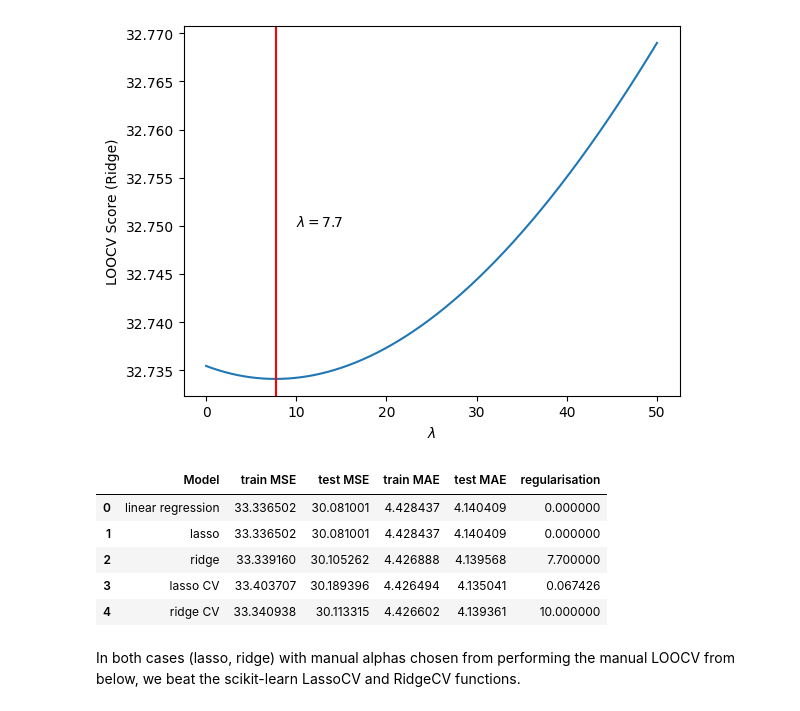
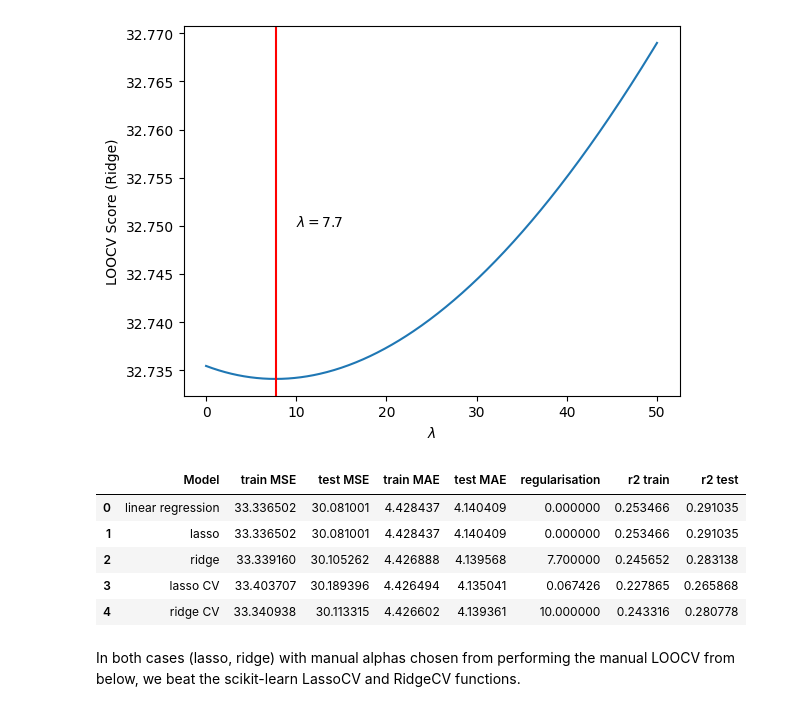
Before and after one commit to abaj8494/10khrs-ai-ml-dl, a Jupyter notebook: problems/1-supervised-learning/regression/life-expectancy/new-life-expectancy.ipynb, the cells around one changed output. Saved outputs shown, nothing was run; the diff lists cells and outputs as text; code cells hidden in the pictures.

Commit message:
add life expectancy regression

```diff
--- a/problems/1-supervised-learning/regression/life-expectancy/new-life-expectancy.ipynb
+++ b/problems/1-supervised-learning/regression/life-expectancy/new-life-expectancy.ipynb
@@ -145,6 +145,7 @@ plt.show()
 [figure]
 # %%
 rs = np.random.RandomState(123)
+from sklearn.metrics import r2_score
 
 from sklearn.model_selection import train_test_split
 from sklearn.metrics import mean_squared_error, mean_absolute_error
@@ -184,61 +185,72 @@ loss_data = [
      mean_squared_error(y_test, ypred_test_linearReg),
      mean_absolute_error(y_train, ypred_train_linearReg),
      mean_absolute_error(y_test, ypred_test_linearReg),
-     0
+     0,
+     r2_score(ypred_train_linearReg, y_train),
+     r2_score(ypred_test_linearReg, y_test),
     ],
     ['lasso',
      mean_squared_error(y_train, ypred_train_lasso),
      mean_squared_error(y_test, ypred_test_lasso),
      mean_absolute_error(y_train, ypred_train_lasso),
      mean_absolute_error(y_test, ypred_test_lasso),
-     m_lasso.alpha
+     m_lasso.alpha,
+     r2_score(ypred_train_lasso, y_train),
+     r2_score(ypred_test_lasso, y_test),
     ],
     ['ridge',
      mean_squared_error(y_train, ypred_train_ridge),
      mean_squared_error(y_test, ypred_test_ridge),
      mean_absolute_error(y_train, ypred_train_ridge),
      mean_absolute_error(y_test, ypred_test_ridge),
-     m_ridge.alpha
+     m_ridge.alpha,
+     r2_score(ypred_train_ridge, y_train),
+     r2_score(ypred_test_ridge, y_test),
     ]
 ]
 
 # create a pandas dataframe and feed it the array and naming the columns
 loss_df = pd.DataFrame(loss_data,
-                       columns=['Model', 'train MSE', 'test MSE', 'train MAE', 'test MAE', 'regularisation'])
+                       columns=['Model', 'train MSE', 'test MSE', 'train MAE', 'test MAE', 'regularisation', 'r2 train', 'r2 test'])
 
 
 m_lassoCV = LassoCV(alphas=np.logspace(-10, 10, 1000)).fit(X_train, y_train)
 ypred_train_lassoCV = m_lassoCV.predict(X_train)
 ypred_test_lassoCV = m_lassoCV.predict(X_test)
 
 # add row to loss_df
 lassoCV_row = {'Model': 'lasso CV',
                'train MSE': mean_squared_error(y_train, ypred_train_lassoCV),
                'test MSE': mean_squared_error(y_test, ypred_test_lassoCV),
                'train MAE': mean_absolute_error(y_train, ypred_train_lassoCV),
                'test MAE' :mean_absolute_error(y_test, ypred_test_lassoCV),
-               'regularisation': m_lassoCV.alpha_}
+               'regularisation': m_lassoCV.alpha_,
+               'r2 train': r2_score(ypred_train_lassoCV, y_train),
+               'r2 test': r2_score(ypred_test_lassoCV, y_test),
+              }
 
 m_ridgeCV = RidgeCV(cv=None,alphas=np.logspace(-20, 20, 1001)).fit(X_train, y_train)
 ypred_train_ridgeCV = m_ridgeCV.predict(X_train)
 ypred_test_ridgeCV = m_ridgeCV.predict(X_test)
 
 # add row to loss_df
 ridgeCV_row = {'Model': 'ridge CV',
                'train MSE': mean_squared_error(y_train, ypred_train_ridgeCV),
                'test MSE': mean_squared_error(y_test, ypred_test_ridgeCV),
                'train MAE': mean_absolute_error(y_train, ypred_train_ridgeCV),
                'test MAE' :mean_absolute_error(y_test, ypred_test_ridgeCV),
-               'regularisation': m_ridgeCV.alpha_}
+               'regularisation': m_ridgeCV.alpha_,
+               'r2 train': r2_score(ypred_train_ridgeCV, y_train),
+               'r2 test': r2_score(ypred_test_ridgeCV, y_test),}
 
 pd.concat([loss_df, pd.DataFrame([lassoCV_row]), pd.DataFrame([ridgeCV_row])], ignore_index=True)
 # %% [output]
-|  | Model | train MSE | test MSE | train MAE | test MAE | regularisation |
-| 0 | linear regression | 33.336502 | 30.081001 | 4.428437 | 4.140409 | 0.000000 |
-| 1 | lasso | 33.336502 | 30.081001 | 4.428437 | 4.140409 | 0.000000 |
-| 2 | ridge | 33.339160 | 30.105262 | 4.426888 | 4.139568 | 7.700000 |
-| 3 | lasso CV | 33.403707 | 30.189396 | 4.426494 | 4.135041 | 0.067426 |
-| 4 | ridge CV | 33.340938 | 30.113315 | 4.426602 | 4.139361 | 10.000000 |
+|  | Model | train MSE | test MSE | train MAE | test MAE | regularisation | r2 train | r2 test |
+| 0 | linear regression | 33.336502 | 30.081001 | 4.428437 | 4.140409 | 0.000000 | 0.253466 | 0.291035 |
+| 1 | lasso | 33.336502 | 30.081001 | 4.428437 | 4.140409 | 0.000000 | 0.253466 | 0.291035 |
+| 2 | ridge | 33.339160 | 30.105262 | 4.426888 | 4.139568 | 7.700000 | 0.245652 | 0.283138 |
+| 3 | lasso CV | 33.403707 | 30.189396 | 4.426494 | 4.135041 | 0.067426 | 0.227865 | 0.265868 |
+| 4 | ridge CV | 33.340938 | 30.113315 | 4.426602 | 4.139361 | 10.000000 | 0.243316 | 0.280778 |
 # %% [markdown]
 In both cases (lasso, ridge) with manual alphas chosen from performing the manual LOOCV from below, we beat the scikit-learn LassoCV and RidgeCV functions.
 # %%
```
Also changed, not shown: 3 other files.
